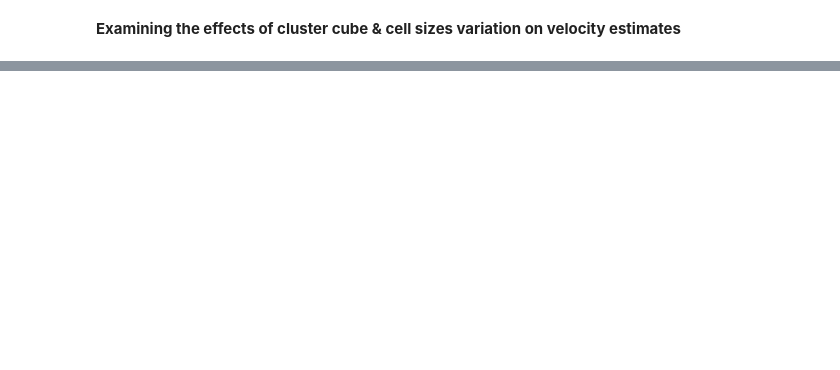
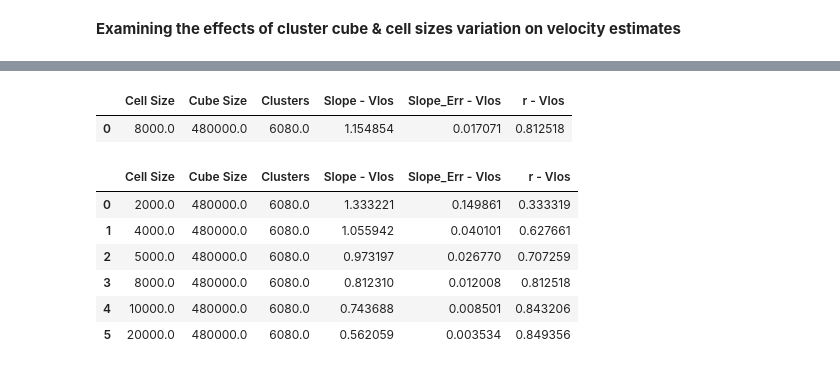
Before and after one commit to awaismirza92/velocity-reconstruction-and-kinetic-SZ, a Jupyter notebook: codes/velocity-reconstruction-big-sim-box.ipynb, the cells around one changed output, grey strips where cells are left out. Saved outputs shown, nothing was run; the diff lists cells and outputs as text; code cells hidden in the pictures; blank space fills up the shorter version.

```diff
--- a/codes/velocity-reconstruction-big-sim-box.ipynb
+++ b/codes/velocity-reconstruction-big-sim-box.ipynb
@@ -247,7 +264,7 @@ def delta_gal_mean_func(cell_size):
         x, y, z = cell
         gals_in_cell[x, y, z] += 1
 
-    rho_gal_meanrho_gal_mean = np.mean(gals_in_cell)
+    rho_gal_mean = np.mean(gals_in_cell)
 
     return rho_gal_mean
 # %% [markdown]
@@ -446,7 +471,8 @@ def scipy_curve_fit_func(x_values, y_values, y_errors = None):
 
     else:
         param = curve_fit(linear_func, x_values, y_values, sigma = y_errors,
-              absolute_sigma = True)
+                          bounds = ([-np.inf, -1e-4], [np.inf, 1e-4]),
+                          absolute_sigma = True )
 
     slope, intercept = param[0]
     slope_err, intercept_err = (np.sqrt(param[1][0,0]),
@@ -488,9 +514,9 @@ def plotting_func(df_clusters_est_err, cell_size, clus_cube_size_actual):
     plt.ylim(low_lim,high_lim)
     plt.gca().set_aspect('equal', adjustable='box')
 
-    plt.suptitle(f'Sphere radius: {clus_cube_size//2e3} ' + 'h$^{-1}$Mpc |' +
-                 f' Cell: {cell_size//1e3}' + ' h$^{-1}$Mpc |' +
-                 f' Mean density using whole simulation box')
+#     plt.suptitle(f'Sphere radius: {clus_cube_size//2e3} ' + 'h$^{-1}$Mpc |' +
+#                  f' Cell: {cell_size//1e3}' + ' h$^{-1}$Mpc |' +
+#                  f' Mean density using whole simulation box')
 
     x_pos_text = 0.37
     plt.text(x_pos_text, 0.12,
@@ -522,13 +548,13 @@ def plotting_func(df_clusters_est_err, cell_size, clus_cube_size_actual):
     plt.plot(x_range, x_range, label = '1-1 line', c = 'C1', alpha = 0.25,
              ls = 'dashed')
     plt.legend(loc = 'upper left', fontsize = text_font_size)
-    plt.title('V$_{\mathrm{los}}$')
+#     plt.title('V$_{\mathrm{los}}$')
 
 
     plt.tight_layout()
 
-#     plt.savefig(f'Plots/big-sim-box/v_scatter_hist/{clus_cube_size_actual}/v_scatter_hist_{cell_size}.png')
-#     plt.close()
+#     plt.savefig(f'Plots/big-sim-box/v_scatter_hist/{clus_cube_size_actual}/v_scatter_hist_{cell_size}_correct_f_intercept_0.png')
+    plt.close()
 #     plt.show()
 
     return slope, slope_err, intercept, intercept_err
@@ -546,9 +615,10 @@ cube_cell_size_assess = pd.DataFrame(columns=['Cell Size',
                                 'r - Vlos'])
 
 
-# clus_cube_sizes = [400000, 500000, 60000]
+# clus_cube_sizes = [300000, 400000, 500000, 600000, 700000, 800000, 900000, 1000000, 1100000]
 clus_cube_sizes = [500000]
 for clus_cube_size in clus_cube_sizes:
+#     for cell_size in [2000, 4000, 5000, 8000, 10000, 20000]:                       #h^-1 kpc, size of pixel or cell
     for cell_size in [10000]:                       #h^-1 kpc, size of pixel or cell
 
         t = time.time()
@@ -572,8 +642,9 @@ for clus_cube_size in clus_cube_sizes:
                               [clus_cube_size] * no_of_clus,
                               [df_gal_padded] * no_of_clus))
 
-#         pool = multi.Pool(processes = cores)
-#         v_est = pool.starmap(clus_velocity_calc, clus_param)
+        cores = 84
+        pool = multi.Pool(processes = cores)
+        v_est = pool.starmap(clus_velocity_calc, clus_param)
 
         df_clusters_est_err = df_clusters_center.copy()
 
@@ -625,5 +696,6 @@ for clus_cube_size in clus_cube_sizes:
 
         clus_cube_size = clus_cube_size_actual
         print(time.time() - t)
+        print('\n')
 # %% [output]
 10000 500000
@@ -642,0 +721,15 @@ df_clusters_est_err.head()
+# %%
+cube_cell_size_assess
+# %% [output]
+|  | Cell Size | Cube Size | Clusters | Slope - Vlos | Slope_Err - Vlos | r - Vlos |
+| 0 | 8000.0 | 480000.0 | 6080.0 | 1.154854 | 0.017071 | 0.812518 |
+# %%
+cube_cell_size_assess
+# %% [output]
+|  | Cell Size | Cube Size | Clusters | Slope - Vlos | Slope_Err - Vlos | r - Vlos |
+| 0 | 2000.0 | 480000.0 | 6080.0 | 1.333221 | 0.149861 | 0.333319 |
+| 1 | 4000.0 | 480000.0 | 6080.0 | 1.055942 | 0.040101 | 0.627661 |
+| 2 | 5000.0 | 480000.0 | 6080.0 | 0.973197 | 0.026770 | 0.707259 |
+| 3 | 8000.0 | 480000.0 | 6080.0 | 0.812310 | 0.012008 | 0.812518 |
+| 4 | 10000.0 | 480000.0 | 6080.0 | 0.743688 | 0.008501 | 0.843206 |
+| 5 | 20000.0 | 480000.0 | 6080.0 | 0.562059 | 0.003534 | 0.849356 |
```
Also changed, not shown: parts of 22 cells of this notebook.
